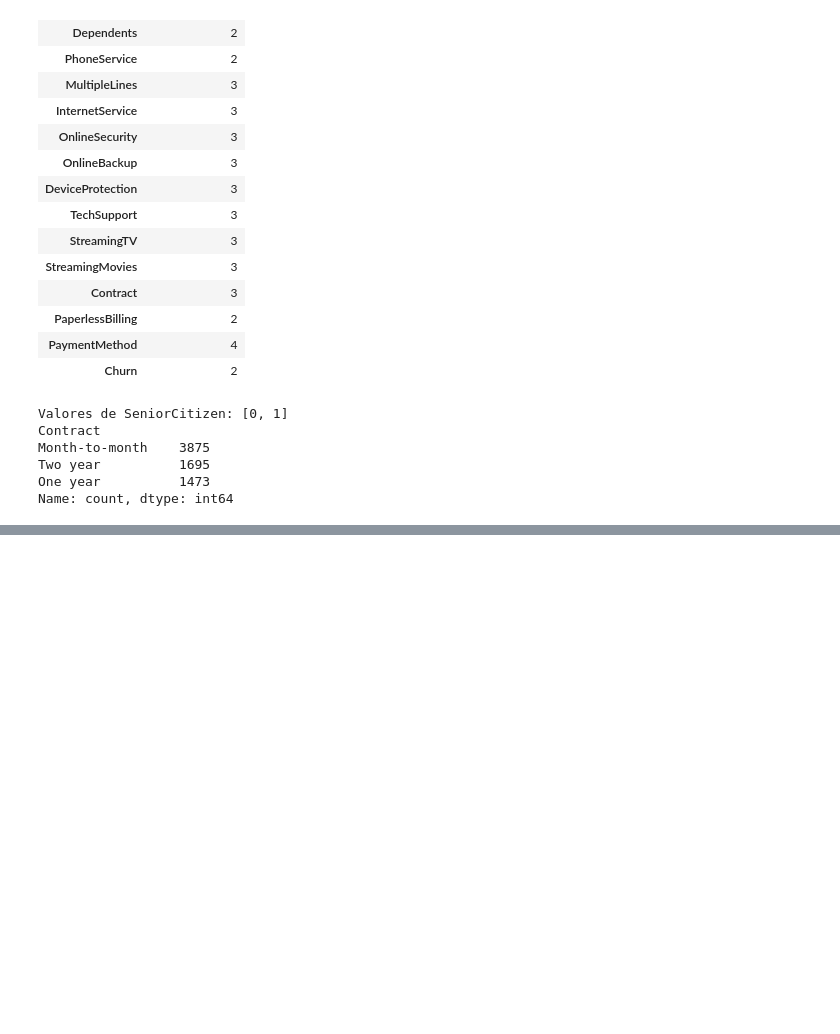
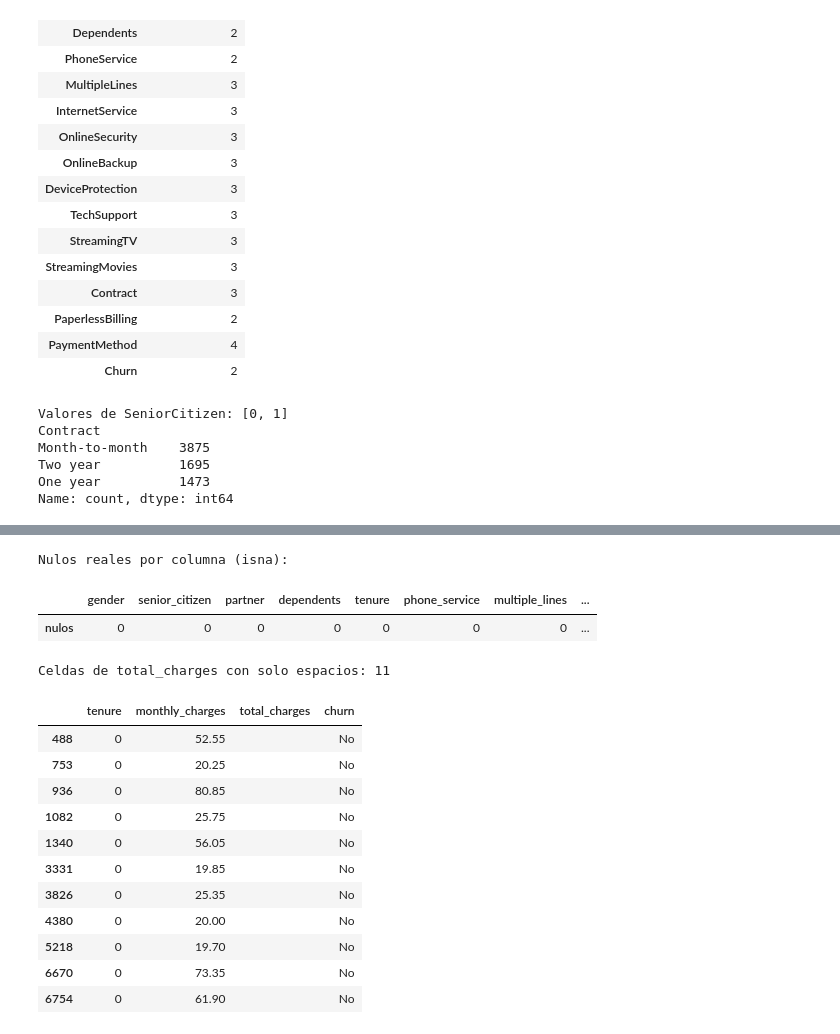
Before and after one commit to arielzamora/tpi-analisis-de-datos, a Jupyter notebook: notebooks/01_prep.ipynb, the cells around one changed output, grey strips where cells are left out. Cells and saved outputs as stored; diff of their text form; code cells hidden in the pictures; blank space fills up the shorter version.

```diff
--- a/notebooks/01_prep.ipynb
+++ b/notebooks/01_prep.ipynb
@@ -269,0 +279,28 @@ Name: count, dtype: int64
+# %%
+mapa_columnas = {  # diccionario nombre_original -> nombre_nuevo (un Dictionary<string, string> de C#)
+    "customerID": "customer_id",  # identificador del cliente
+    "gender": "gender",  # ya estaba en minúsculas
+    "SeniorCitizen": "senior_citizen",  # adulto mayor
+    "Partner": "partner",  # tiene pareja
+    "Dependents": "dependents",  # tiene personas a cargo
+    "tenure": "tenure",  # antigüedad en meses (ya estaba en minúsculas)
+    "PhoneService": "phone_service",  # servicio telefónico
+    "MultipleLines": "multiple_lines",  # múltiples líneas
+    "InternetService": "internet_service",  # tipo de internet
+    "OnlineSecurity": "online_security",  # seguridad online
+    "OnlineBackup": "online_backup",  # backup online
+    "DeviceProtection": "device_protection",  # protección de dispositivos
+    "TechSupport": "tech_support",  # soporte técnico
+    "StreamingTV": "streaming_tv",  # streaming de TV
+    "StreamingMovies": "streaming_movies",  # streaming de películas
+    "Contract": "contract",  # tipo de contrato
+    "PaperlessBilling": "paperless_billing",  # factura electrónica
+    "PaymentMethod": "payment_method",  # método de pago
+    "MonthlyCharges": "monthly_charges",  # cargo mensual
+    "TotalCharges": "total_charges",  # cargo total acumulado
+    "Churn": "churn",  # variable objetivo
+}  # cierra el diccionario
+
+df = df.rename(columns=mapa_columnas)  # rename devuelve un DataFrame nuevo con los nombres cambiados (no modifica el anterior)
+assert all(c == c.lower() and " " not in c for c in df.columns)  # assert lanza error si la condición es falsa: verifica que todo quedó en minúsculas y sin espacios
+print(list(df.columns))  # muestra los nombres finales de las columnas
@@ -269,0 +309,4 @@ Name: count, dtype: int64
+# %%
+assert df["customer_id"].is_unique  # confirma que cada fila tiene un ID distinto: si pasa, el ID no aporta nada para agrupar ni comparar clientes
+df = df.drop(columns=["customer_id"])  # elimina la columna (equivale a hacer SELECT de todas las columnas menos esa)
+print("Forma tras eliminar customer_id:", df.shape)  # esperamos 7043 filas y 20 columnas
@@ -269,0 +323,23 @@ Name: count, dtype: int64
+# %%
+print("Nulos reales por columna (isna):")  # título de la salida
+display(df.isna().sum().to_frame("nulos").T)  # isna() marca los nulos, sum() los cuenta por columna; .T transpone para que quepa en pantalla
+mascara_blancos = df["total_charges"].str.strip() == ""  # str.strip() quita espacios; comparamos con "" y obtenemos una máscara booleana (True donde la celda es solo espacios)
+print("\nCeldas de total_charges con solo espacios:", mascara_blancos.sum())  # sum() de booleanos cuenta los True
+display(df.loc[mascara_blancos, ["tenure", "monthly_charges", "total_charges", "churn"]])  # loc[filtro, columnas] equivale a WHERE + SELECT de esas columnas
+# %% [output]
+Nulos reales por columna (isna):
+|  | gender | senior_citizen | partner | dependents | tenure | phone_service | multiple_lines | ... |
+| nulos | 0 | 0 | 0 | 0 | 0 | 0 | 0 | ... |
+Celdas de total_charges con solo espacios: 11
+|  | tenure | monthly_charges | total_charges | churn |
+| 488 | 0 | 52.55 |  | No |
+| 753 | 0 | 20.25 |  | No |
+| 936 | 0 | 80.85 |  | No |
+| 1082 | 0 | 25.75 |  | No |
+| 1340 | 0 | 56.05 |  | No |
+| 3331 | 0 | 19.85 |  | No |
+| 3826 | 0 | 25.35 |  | No |
+| 4380 | 0 | 20.00 |  | No |
+| 5218 | 0 | 19.70 |  | No |
+| 6670 | 0 | 73.35 |  | No |
+| 6754 | 0 | 61.90 |  | No |
```
Also changed, not shown: parts of 13 cells of this notebook.
